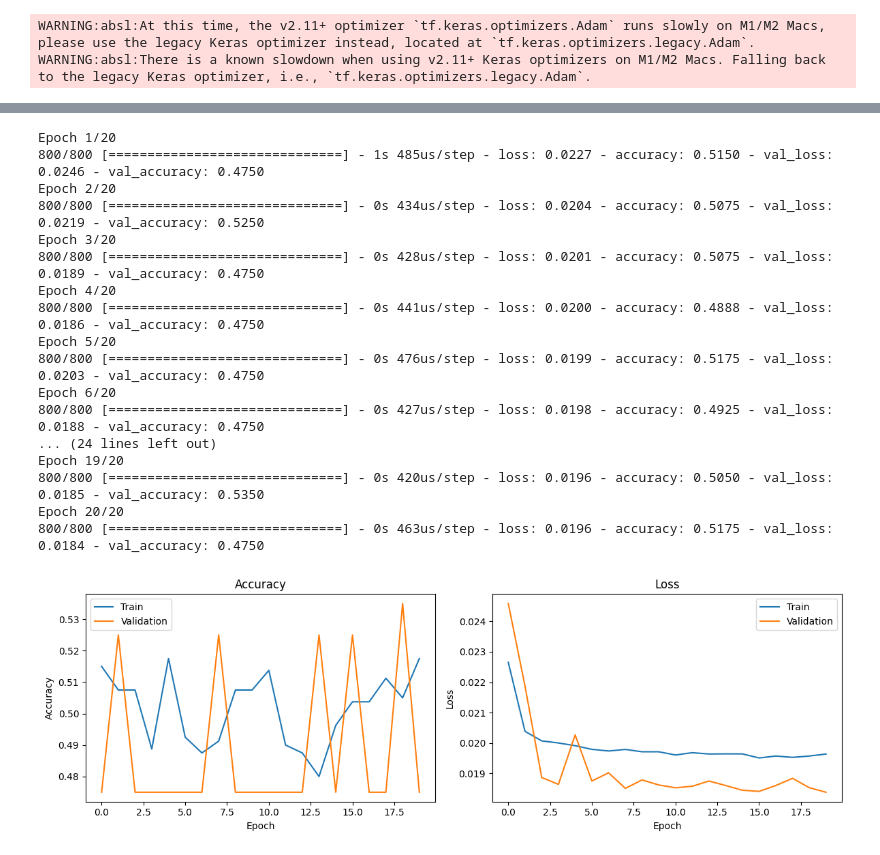
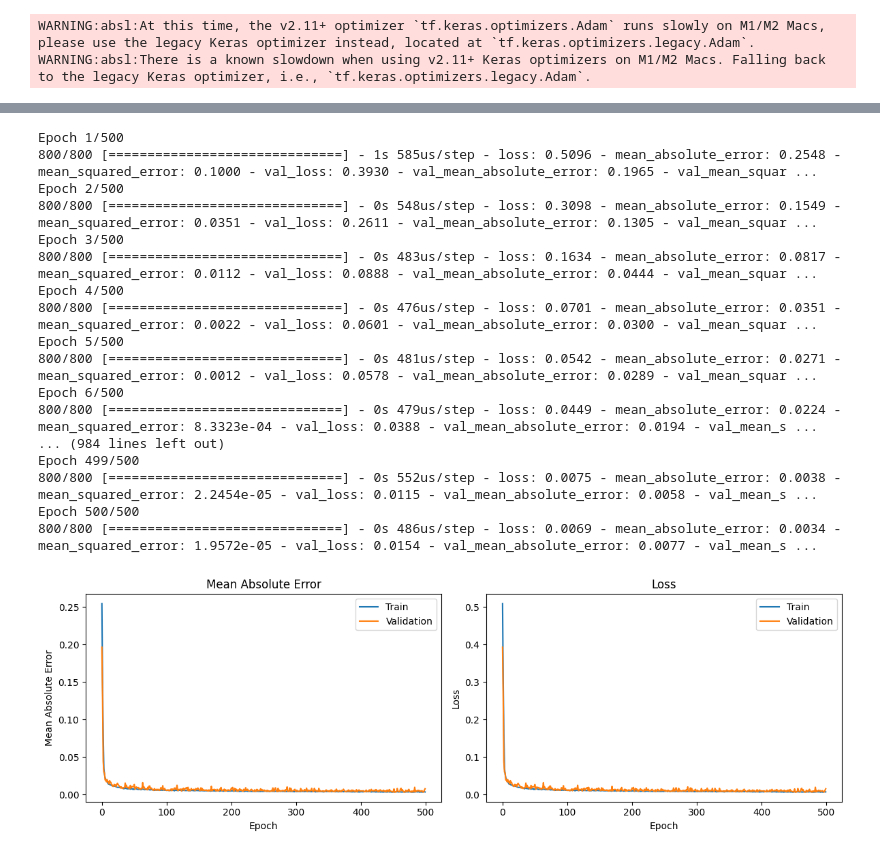
Before and after one commit to DanteMillerDS/NASA-Material-Classifier-OLD, a Jupyter notebook: fake_material_classifier.ipynb, the cells around one changed output, grey strips where cells are left out. Cells and saved outputs as stored; diff of their text form; code cells hidden in the pictures.

Commit message:
Update Fake Material Classifier.ipynb
Updated the fake material classifier to consider training a neural network using more variables such as frequency, orientation, s21 real and s22 imaginary.

```diff
--- a/fake_material_classifier.ipynb
+++ b/fake_material_classifier.ipynb
@@ -37,0 +69,5 @@ Output: [0.36305639 0.38273962 0.41304716 0.26344049 0.1388731  0.37033345
+# %%
+c = []
+for i in df.columns:
+    if i != permittivity_real or i !=permittivity_imaginary:
+        c.append(i)
@@ -38,6 +76,6 @@ Output: [0.36305639 0.38273962 0.41304716 0.26344049 0.1388731  0.37033345
 # %%
-X = df.values
-y = np.array([permittivity_real, permittivity_imaginary]).T
+X = df[c].values
+y = df[['permittivity_real','permittivity_imaginary']].values
 # %%
 indices = np.random.permutation(len(X))
 X = X[indices]
@@ -64,13 +102,22 @@ y_val.shape
 # %% [output]
 (200, 2)
 # %%
+def mae_loss(y_true, y_pred):
+    y_true_real, y_true_imag = tf.split(y_true, 2, axis=-1)
+    y_pred_real, y_pred_imag = tf.split(y_pred, 2, axis=-1)
+    loss_real = tf.losses.mean_absolute_error(y_true_real, y_pred_real)
+    loss_imag = tf.losses.mean_absolute_error(y_true_imag, y_pred_imag)
+    return loss_real + loss_imag
 model = keras.Sequential([
     keras.layers.Dense(128, activation='relu', input_shape=(X.shape[1],)),
     keras.layers.Dense(64, activation='relu'),
     keras.layers.Dense(32, activation='relu'),
-    keras.layers.Dense(y.shape[1])
+    keras.layers.Dense(16, activation='relu'),
+    keras.layers.Dense(y.shape[1], activation='linear')
 ])
-model.compile(optimizer=tf.optimizers.Adam(), loss=tf.losses.MeanSquaredError(),metrics=['accuracy'])
+model.compile(optimizer=tf.optimizers.Adam(learning_rate=0.0001),
+              loss=[mae_loss],
+              metrics=[tf.metrics.MeanAbsoluteError(), tf.metrics.MeanSquaredError()])
 # %% [output]
 WARNING:absl:At this time, the v2.11+ optimizer `tf.keras.optimizers.Adam` runs slowly on M1/M2 Macs, please use the legacy Keras optimizer instead, located at `tf.keras.optimizers.legacy.Adam`.
 WARNING:absl:There is a known slowdown when using v2.11+ Keras optimizers on M1/M2 Macs. Falling back to the legacy Keras optimizer, i.e., `tf.keras.optimizers.legacy.Adam`.
@@ -95,44 +144,45 @@ Trainable params: 10914 (42.63 KB)
 Non-trainable params: 0 (0.00 Byte)
 _________________________________________________________________
+# %%
+X_train = X_train.astype(float)
+y_train = y_train.astype(float)
+X_val = X_val.astype(float)
+y_val = y_val.astype(float)
 # %%
-history = model.fit(X_train, y_train, validation_data=(X_val, y_val), epochs=20, batch_size=1)
-
-# Plot the accuracy and loss
+history = model.fit(X_train, y_train, validation_data=(X_val, y_val), epochs=500, batch_size=1)
 plt.figure(figsize=(12, 4))
 plt.subplot(1, 2, 1)
-plt.plot(history.history['accuracy'])
-plt.plot(history.history['val_accuracy'])
-plt.title('Accuracy')
+plt.plot(history.history['mean_absolute_error'])
+plt.plot(history.history['val_mean_absolute_error'])
+plt.title('Mean Absolute Error')
 plt.xlabel('Epoch')
-plt.ylabel('Accuracy')
+plt.ylabel('Mean Absolute Error')
 plt.legend(['Train', 'Validation'])
-
 plt.subplot(1, 2, 2)
 plt.plot(history.history['loss'])
 plt.plot(history.history['val_loss'])
 plt.title('Loss')
 plt.xlabel('Epoch')
 plt.ylabel('Loss')
 plt.legend(['Train', 'Validation'])
-
 plt.tight_layout()
 plt.show()
 # %% [output]
-Epoch 1/20
-800/800 [==============================] - 1s 485us/step - loss: 0.0227 - accuracy: 0.5150 - val_loss: 0.0246 - val_accuracy: 0.4750
-Epoch 2/20
-800/800 [==============================] - 0s 434us/step - loss: 0.0204 - accuracy: 0.5075 - val_loss: 0.0219 - val_accuracy: 0.5250
-Epoch 3/20
-800/800 [==============================] - 0s 428us/step - loss: 0.0201 - accuracy: 0.5075 - val_loss: 0.0189 - val_accuracy: 0.4750
-Epoch 4/20
-800/800 [==============================] - 0s 441us/step - loss: 0.0200 - accuracy: 0.4888 - val_loss: 0.0186 - val_accuracy: 0.4750
-Epoch 5/20
-800/800 [==============================] - 0s 476us/step - loss: 0.0199 - accuracy: 0.5175 - val_loss: 0.0203 - val_accuracy: 0.4750
-Epoch 6/20
-800/800 [==============================] - 0s 427us/step - loss: 0.0198 - accuracy: 0.4925 - val_loss: 0.0188 - val_accuracy: 0.4750
-... (24 lines left out)
-Epoch 19/20
-800/800 [==============================] - 0s 420us/step - loss: 0.0196 - accuracy: 0.5050 - val_loss: 0.0185 - val_accuracy: 0.5350
-Epoch 20/20
-800/800 [==============================] - 0s 463us/step - loss: 0.0196 - accuracy: 0.5175 - val_loss: 0.0184 - val_accuracy: 0.4750
+Epoch 1/500
+800/800 [==============================] - 1s 585us/step - loss: 0.5096 - mean_absolute_error: 0.2548 - mean_squared_error: 0.1000 - val_loss: 0.3930 - val_mean_absolute_error: 0.1965 - val_mean_squar ...
+Epoch 2/500
+800/800 [==============================] - 0s 548us/step - loss: 0.3098 - mean_absolute_error: 0.1549 - mean_squared_error: 0.0351 - val_loss: 0.2611 - val_mean_absolute_error: 0.1305 - val_mean_squar ...
+Epoch 3/500
+800/800 [==============================] - 0s 483us/step - loss: 0.1634 - mean_absolute_error: 0.0817 - mean_squared_error: 0.0112 - val_loss: 0.0888 - val_mean_absolute_error: 0.0444 - val_mean_squar ...
+Epoch 4/500
+800/800 [==============================] - 0s 476us/step - loss: 0.0701 - mean_absolute_error: 0.0351 - mean_squared_error: 0.0022 - val_loss: 0.0601 - val_mean_absolute_error: 0.0300 - val_mean_squar ...
+Epoch 5/500
+800/800 [==============================] - 0s 481us/step - loss: 0.0542 - mean_absolute_error: 0.0271 - mean_squared_error: 0.0012 - val_loss: 0.0578 - val_mean_absolute_error: 0.0289 - val_mean_squar ...
+Epoch 6/500
+800/800 [==============================] - 0s 479us/step - loss: 0.0449 - mean_absolute_error: 0.0224 - mean_squared_error: 8.3323e-04 - val_loss: 0.0388 - val_mean_absolute_error: 0.0194 - val_mean_s ...
+... (984 lines left out)
+Epoch 499/500
+800/800 [==============================] - 0s 552us/step - loss: 0.0075 - mean_absolute_error: 0.0038 - mean_squared_error: 2.2454e-05 - val_loss: 0.0115 - val_mean_absolute_error: 0.0058 - val_mean_s ...
+Epoch 500/500
+800/800 [==============================] - 0s 486us/step - loss: 0.0069 - mean_absolute_error: 0.0034 - mean_squared_error: 1.9572e-05 - val_loss: 0.0154 - val_mean_absolute_error: 0.0077 - val_mean_s ...
-[figure, old version]
+[figure, new version]
```
Also changed, not shown: parts of 12 cells of this notebook.
